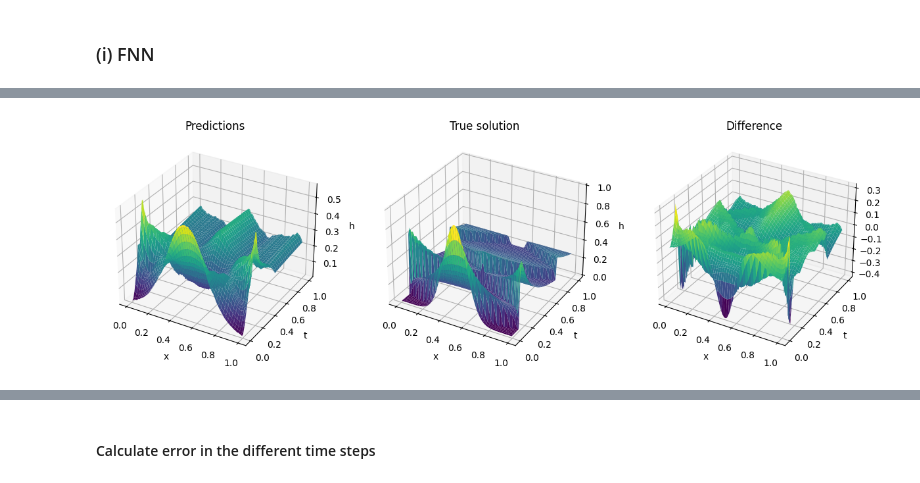
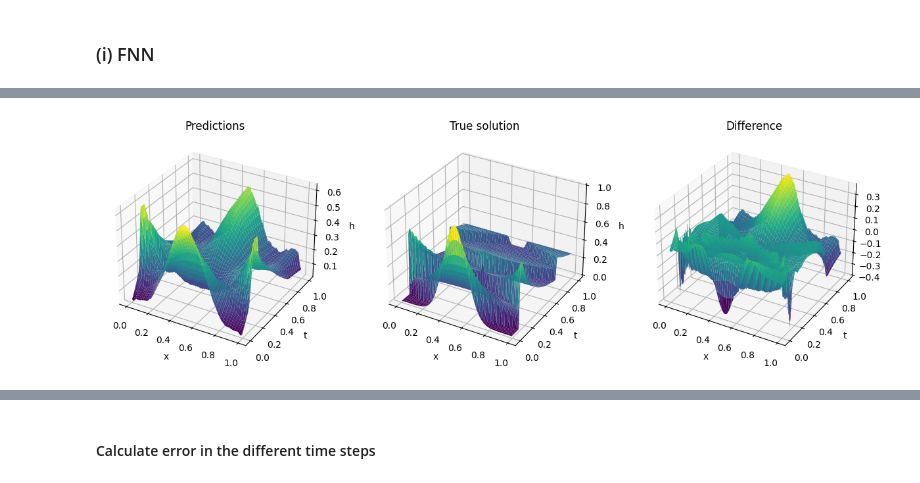
Before and after one commit to MelissaJessen/Shallow-Water-Equations, a Jupyter notebook: SWE-NN-FNO.ipynb, the cells around one changed output, grey strips where cells are left out. Saved outputs shown, nothing was run; the diff lists cells and outputs as text; code cells hidden in the pictures.

```diff
--- a/SWE-NN-FNO.ipynb
+++ b/SWE-NN-FNO.ipynb
@@ -38,7 +38,7 @@ print('sigma:', sigma)
 dict_keys(['__header__', '__version__', '__globals__', 'h0', 'h_all', 'sigma', 'time_all', 'u_all', 'x'])
 sigma: 0.1
 # %%
-save = 1
+save = 0
 
 # Plot the data in x,t space
 fig, ax = plt.subplots(1, 2, figsize=(15, 6))
@@ -86,60 +86,61 @@ T_test = T[n_train:, :]
 # %%
 X, T = np.meshgrid(x, t)
 
-# Define the NN model
-model = Sequential()
-model.add(Dense(128, activation='relu', input_shape=(X.shape[1] + T.shape[1],)))
-model.add(BatchNormalization())  # Batch normalization layer
-model.add(Dropout(0.2))  # Dropout layer for regularization
-model.add(Dense(128, activation='relu'))
-model.add(Dense(128, activation='relu', kernel_regularizer=tf.keras.regularizers.l2(0.01)))
-model.add(Dense(64, activation='relu'))
-model.add(Dense(h_all.shape[1])) # Output layer
+def FNN(X_train, T_train, h_train, X_test, T_test, h_all, save=False):
+    # Define the NN model
+    model = Sequential()
+    model.add(Dense(128, activation='relu', input_shape=(X.shape[1] + T.shape[1],)))
+    model.add(BatchNormalization())  # Batch normalization layer
+    model.add(Dropout(0.2))  # Dropout layer for regularization
+    model.add(Dense(128, activation='relu'))
+    model.add(Dense(128, activation='relu', kernel_regularizer=tf.keras.regularizers.l2(0.01)))
+    model.add(Dense(64, activation='relu'))
+    model.add(Dense(h_all.shape[1])) # Output layer
 
-# Compile the model
-learning_rate = 0.01 # Adjust this value as needed
-optimizer = Adam(learning_rate=learning_rate)
-model.compile(optimizer=optimizer, loss='mean_squared_error')
+    # Compile the model
+    learning_rate = 0.01 # Adjust this value as needed
+    optimizer = Adam(learning_rate=learning_rate)
+    model.compile(optimizer=optimizer, loss='mean_squared_error')
 
-# Train the model
-history = model.fit(np.hstack([X_train, T_train]), h_train, epochs=300, batch_size=16, validation_split=0.2)
+    # Train the model
+    history = model.fit(np.hstack([X_train, T_train]), h_train, epochs=30, batch_size=16, validation_split=0.2)
 
-# Evaluate the model on the test data
-loss = model.evaluate(np.hstack([X_test, T_test]), h_test)
-print(f'Test loss: {loss}')
+    # Evaluate the model on the test data
+    loss = model.evaluate(np.hstack([X_test, T_test]), h_test)
+    print(f'Test loss: {loss}')
 
-# Make predictions on the testing data
-predictions = model.predict(np.hstack((X, T)))
+    # Make predictions on the testing data
+    predictions = model.predict(np.hstack((X, T)))
 
-# Plot the predictions
-fig = plt.figure(figsize=(15, 6))
+    # Plot the predictions
+    fig = plt.figure(figsize=(15, 6))
 
-ax = fig.add_subplot(131, projection='3d')
-ax.plot_surface(X, T, predictions, cmap='viridis')
-ax.set_title('Predictions')
-ax.set_xlabel('x')
-ax.set_ylabel('t')
-ax.set_zlabel('h')
+    ax = fig.add_subplot(131, projection='3d')
+    ax.plot_surface(X, T, predictions, cmap='viridis')
+    ax.set_title('Predictions')
+    ax.set_xlabel('x')
+    ax.set_ylabel('t')
+    ax.set_zlabel('h')
 
-ax = fig.add_subplot(132, projection='3d')
-ax.plot_surface(X, T, h_all, cmap='viridis')
-ax.set_title('True solution')
-ax.set_xlabel('x')
-ax.set_ylabel('t')
-ax.set_zlabel('h')
+    ax = fig.add_subplot(132, projection='3d')
+    ax.plot_surface(X, T, h_all, cmap='viridis')
+    ax.set_title('True solution')
+    ax.set_xlabel('x')
+    ax.set_ylabel('t')
+    ax.set_zlabel('h')
 
-ax = fig.add_subplot(133, projection='3d')
-ax.plot_surface(X, T, predictions - h_all, cmap='viridis')
-ax.set_title('Difference')
-ax.set_xlabel('x')
-ax.set_ylabel('t')
-ax.set_zlabel('h')
+    ax = fig.add_subplot(133, projection='3d')
+    ax.plot_surface(X, T, predictions - h_all, cmap='viridis')
+    ax.set_title('Difference')
+    ax.set_xlabel('x')
+    ax.set_ylabel('t')
+    ax.set_zlabel('h')
 
-if save:
-    plt.savefig('plots/NN_predictions.pdf', format='pdf')
+    if save:
+        plt.savefig('plots/NN_predictions.pdf', format='pdf')
 
-plt.show()
+    plt.show()
 
-plt.show()
+    return model, history, loss, predictions
 # %% [output]
 Epoch 1/300
@@ -163 +163 @@ Test loss: 0.004309448413550854
-[figure, old version]
+[figure, new version]
```
Also changed, not shown: parts of 21 cells of this notebook, 7 other files.
